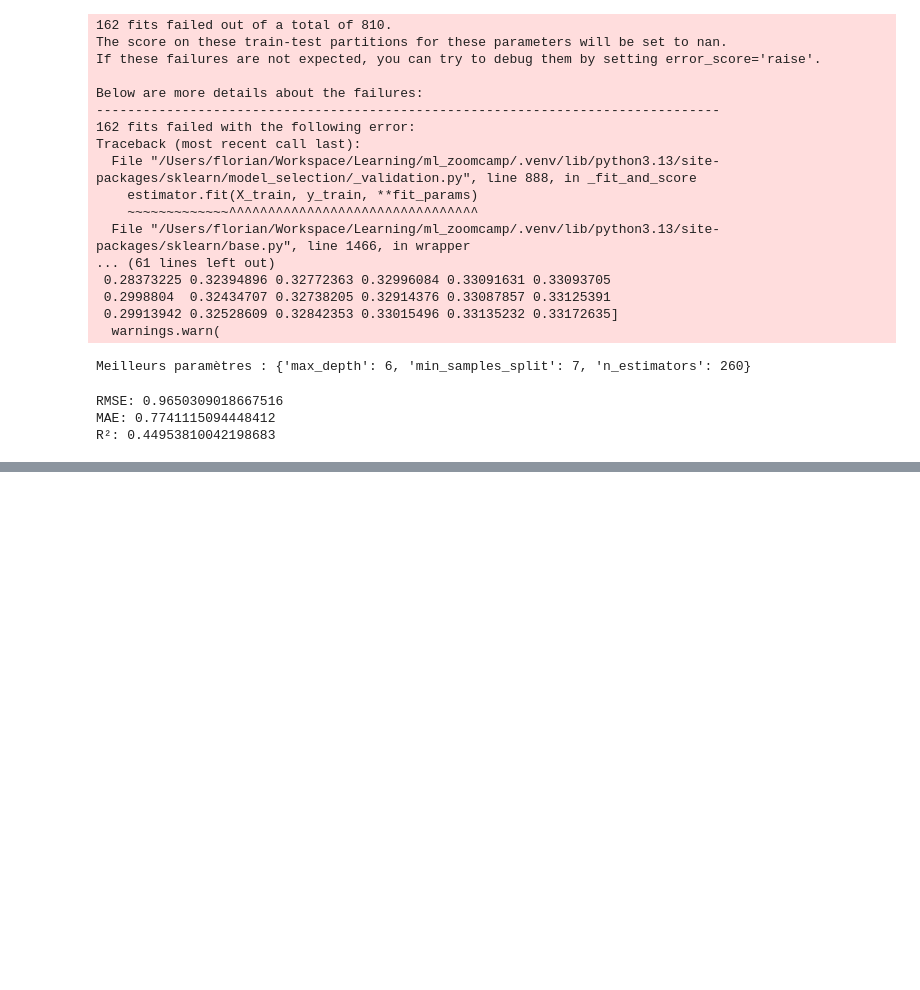
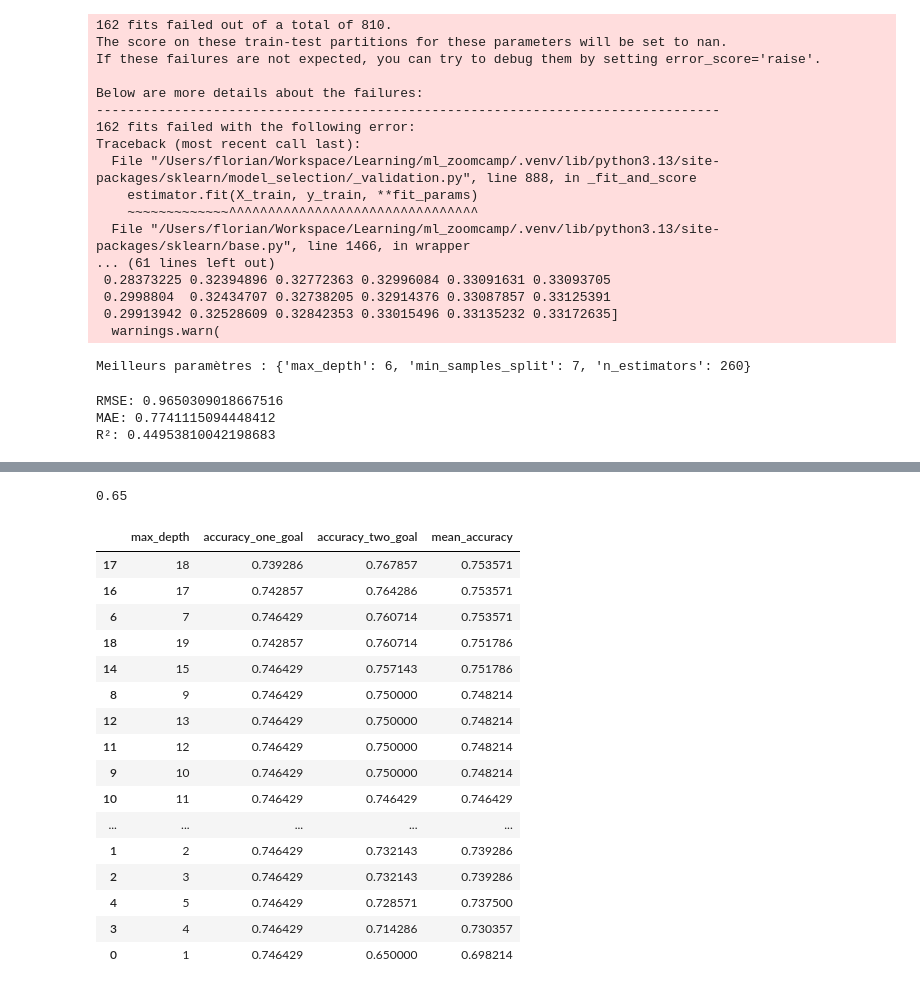
Before and after one commit to Flow791/ml_zoomcamp, a Jupyter notebook: mid_term_project/src/football_predict_model.ipynb, the cells around one changed output, grey strips where cells are left out. Saved outputs shown, nothing was run; the diff lists cells and outputs as text; code cells hidden in the pictures; blank space fills up the shorter version.

```diff
--- a/mid_term_project/src/football_predict_model.ipynb
+++ b/mid_term_project/src/football_predict_model.ipynb
@@ -248,0 +237,80 @@ plt.show()
+# %%
+df_results = pd.DataFrame(columns={'max_depth': [], 'min_samples_leaf': [], 'accuracy': []})
+for max_depth in tqdm(range(1, 10)):
+    decision_tree_classifier = DecisionTreeClassifier(max_depth=max_depth, random_state=42)
+    decision_tree_classifier.fit(X_train, y_train)
+
+    y_pred = decision_tree_classifier.predict(X_test)
+
+    accuracy = accuracy_score(y_test, y_pred)
+    df_temp = pd.DataFrame([{'max_depth': max_depth, 'accuracy': accuracy}])
+    df_results = pd.concat([df_results, df_temp], ignore_index=True)
+
+df_results.sort_values(by='accuracy', ascending=False)
+
+
+decision_tree_classifier = DecisionTreeClassifier(max_depth=4, random_state=42)
+decision_tree_classifier.fit(X_train, y_train)
+
+y_pred = decision_tree_classifier.predict(X_test)
+
+alter_true = [1 if y_test.iloc[i] >= y_pred[i] else 0 for i in range(len(y_test))]
+alter_accuracy = sum(alter_true) / len(y_test)
+alter_accuracy
+# %% [output]
+0.65
+# %%
+y_train_one_goal = (y_train >= 1).astype(int)
+y_train_two_goal = (y_train >= 2).astype(int)
+
+y_test_one_goal = (y_test >= 1).astype(int)
+y_test_two_goal = (y_test >= 2).astype(int)
+
+df_results = pd.DataFrame(columns=['max_depth', 'accuracy_one_goal', 'accuracy_two_goal', 'mean_accuracy'])
+
+for max_depth in tqdm(range(1, 10)):
+    # Modèle pour 1 but ou plus
+    random_classifier_one = RandomForestClassifier(max_depth=max_depth, random_state=42)
+    random_classifier_one.fit(X_train, y_train_one_goal)
+    y_pred_one_goal = random_classifier_one.predict(X_test)
+    accuracy_one_goal = accuracy_score(y_test_one_goal, y_pred_one_goal)
+
+    # Modèle pour 2 buts ou plus
+    random_classifier_two = RandomForestClassifier(max_depth=max_depth, random_state=42)
+    random_classifier_two.fit(X_train, y_train_two_goal)
+    y_pred_two_goal = random_classifier_two.predict(X_test)
+    accuracy_two_goal = accuracy_score(y_test_two_goal, y_pred_two_goal)
+
+    mean_accuracy = (accuracy_one_goal + accuracy_two_goal) / 2
+
+    # Ajouter les résultats de précision pour chaque modèle
+    df_temp = pd.DataFrame([{
+        'max_depth': max_depth,
+        'accuracy_one_goal': accuracy_one_goal,
+        'accuracy_two_goal': accuracy_two_goal,
+        'mean_accuracy': mean_accuracy
+    }])
+
+    df_results = pd.concat([df_results, df_temp], ignore_index=True)
+
+# Trier et afficher les résultats
+df_results = df_results.sort_values(by='mean_accuracy', ascending=False)
+df_results
+# %% [output]
+|  | max_depth | accuracy_one_goal | accuracy_two_goal | mean_accuracy |
+| 17 | 18 | 0.739286 | 0.767857 | 0.753571 |
+| 16 | 17 | 0.742857 | 0.764286 | 0.753571 |
+| 6 | 7 | 0.746429 | 0.760714 | 0.753571 |
+| 18 | 19 | 0.742857 | 0.760714 | 0.751786 |
+| 14 | 15 | 0.746429 | 0.757143 | 0.751786 |
+| 8 | 9 | 0.746429 | 0.750000 | 0.748214 |
+| 12 | 13 | 0.746429 | 0.750000 | 0.748214 |
+| 11 | 12 | 0.746429 | 0.750000 | 0.748214 |
+| 9 | 10 | 0.746429 | 0.750000 | 0.748214 |
+| 10 | 11 | 0.746429 | 0.746429 | 0.746429 |
+| ... | ... | ... | ... | ... |
+| 1 | 2 | 0.746429 | 0.732143 | 0.739286 |
+| 2 | 3 | 0.746429 | 0.732143 | 0.739286 |
+| 4 | 5 | 0.746429 | 0.728571 | 0.737500 |
+| 3 | 4 | 0.746429 | 0.714286 | 0.730357 |
+| 0 | 1 | 0.746429 | 0.650000 | 0.698214 |
```
Also changed, not shown: parts of 4 cells of this notebook, 12 other files.
